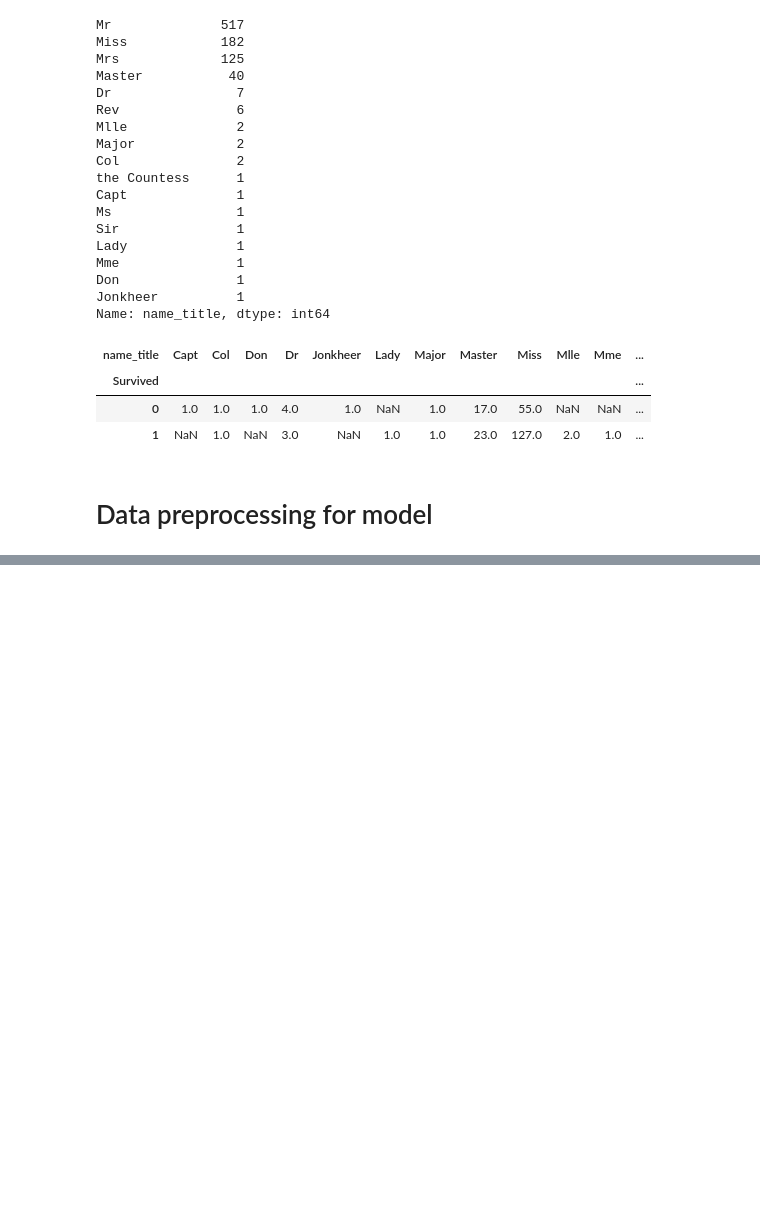
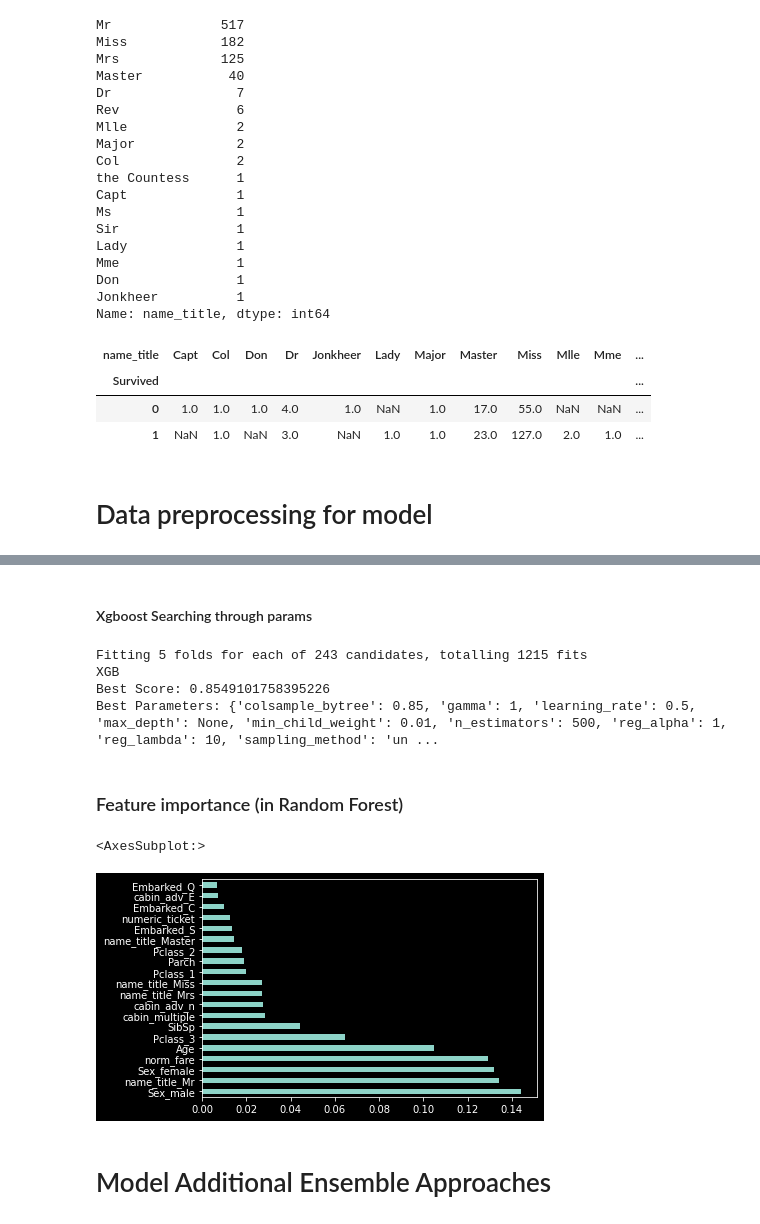
Before and after one commit to Daniil-Vl/titanic_disaster_analysis, a Jupyter notebook: titanic_disaster_analysis.ipynb, the cells around one changed output, grey strips where cells are left out. Drawn from its saved outputs; the diff is of its cells as text; code cells hidden in the pictures; blank space fills up the shorter version.

Commit message:
Complete analysis and make submissions

```diff
--- a/titanic_disaster_analysis.ipynb
+++ b/titanic_disaster_analysis.ipynb
@@ -355,0 +572,6 @@ pd.pivot_table(df_train, index='Survived', columns='name_title',
+# %%
+from xgboost import XGBClassifier
+xgb = XGBClassifier(random_state=1)
+cv = cross_val_score(xgb, X_train_scaled, y_train, cv=5)
+print(cv)
+print(cv.mean())
@@ -355,0 +583,7 @@ pd.pivot_table(df_train, index='Survived', columns='name_title',
+# %%
+# Voting classifier takes all of the inputs and averages the results.
+# 1) For a "hard" voting classifier each classifier gets 1 vote "yes" or "no" and the result is just a popular vote. For this, you generally want odd numbers
+# 2) A "soft" classifier averages the confidence of each of the models. If a the average confidence is > 50% that it is a 1 it will be counted as such
+from sklearn.ensemble import VotingClassifier
+voting_clf = VotingClassifier(estimators=[('lr', lr), ('knn', knn), (
+    'rf', rf), ('gnb', gnb), ('svc', svc), ('xgb', xgb)], voting='soft')
@@ -355,0 +598,12 @@ pd.pivot_table(df_train, index='Survived', columns='name_title',
+# %%
+# Train voting classifier
+voting_clf.fit(X_train_scaled, y_train)
+
+# get prediction on test dataset
+y_hat_base_vc = voting_clf.predict(X_test_scaled).astype(int)
+
+# create basic submission
+basic_submission = {'PassengerId': df_test.PassengerId,
+                    'Survived': y_hat_base_vc}
+base_submission = pd.DataFrame(data=basic_submission)
+base_submission.to_csv('base_submission.csv', index=False)
@@ -355,0 +706,13 @@ pd.pivot_table(df_train, index='Survived', columns='name_title',
+# %%
+rf = RandomForestClassifier(random_state=1)
+param_grid = {'n_estimators': [400, 450, 500, 550],
+              'criterion': ['gini', 'entropy'],
+              'bootstrap': [True],
+              'max_depth': [15, 20, 25],
+              'max_features': ['auto', 'sqrt', 10],
+              'min_samples_leaf': [2, 3],
+              'min_samples_split': [2, 3]}
+
+clf_rf = GridSearchCV(rf, param_grid=param_grid, cv=5, verbose=True, n_jobs=-1)
+best_clf_rf = clf_rf.fit(X_train_scaled, y_train)
+clf_performance(best_clf_rf, 'Random Forest')
@@ -355,0 +750,37 @@ pd.pivot_table(df_train, index='Survived', columns='name_title',
+# %% [markdown]
+#### Xgboost Searching through params
+# %%
+xgb = XGBClassifier(random_state=1)
+
+param_grid = {
+    'n_estimators': [450, 500, 550],
+    'colsample_bytree': [0.75, 0.8, 0.85],
+    'max_depth': [None],
+    'reg_alpha': [1],
+    'reg_lambda': [2, 5, 10],
+    'subsample': [0.55, 0.6, .65],
+    'learning_rate': [0.5],
+    'gamma': [.5, 1, 2],
+    'min_child_weight': [0.01],
+    'sampling_method': ['uniform']
+}
+
+clf_xgb = GridSearchCV(xgb, param_grid=param_grid,
+                       cv=5, verbose=True, n_jobs=-1)
+best_clf_xgb = clf_xgb.fit(X_train_scaled, y_train)
+clf_performance(best_clf_xgb, 'XGB')
+# %% [output]
+Fitting 5 folds for each of 243 candidates, totalling 1215 fits
+XGB
+Best Score: 0.8549101758395226
+Best Parameters: {'colsample_bytree': 0.85, 'gamma': 1, 'learning_rate': 0.5, 'max_depth': None, 'min_child_weight': 0.01, 'n_estimators': 500, 'reg_alpha': 1, 'reg_lambda': 10, 'sampling_method': 'un ...
+# %% [markdown]
+### Feature importance (in Random Forest)
+# %%
+best_rf = best_clf_rf.best_estimator_.fit(X_train_scaled, y_train)
+feat_importances = pd.Series(
+    best_rf.feature_importances_, index=X_train_scaled.columns)
+feat_importances.nlargest(20).plot(kind='barh')
+# %% [output]
+<AxesSubplot:>
+[figure, added]
@@ -355,0 +792,2 @@ pd.pivot_table(df_train, index='Survived', columns='name_title',
+# %% [markdown]
+# Model Additional Ensemble Approaches
```
Also changed, not shown: parts of 61 cells of this notebook, 7 other files.
